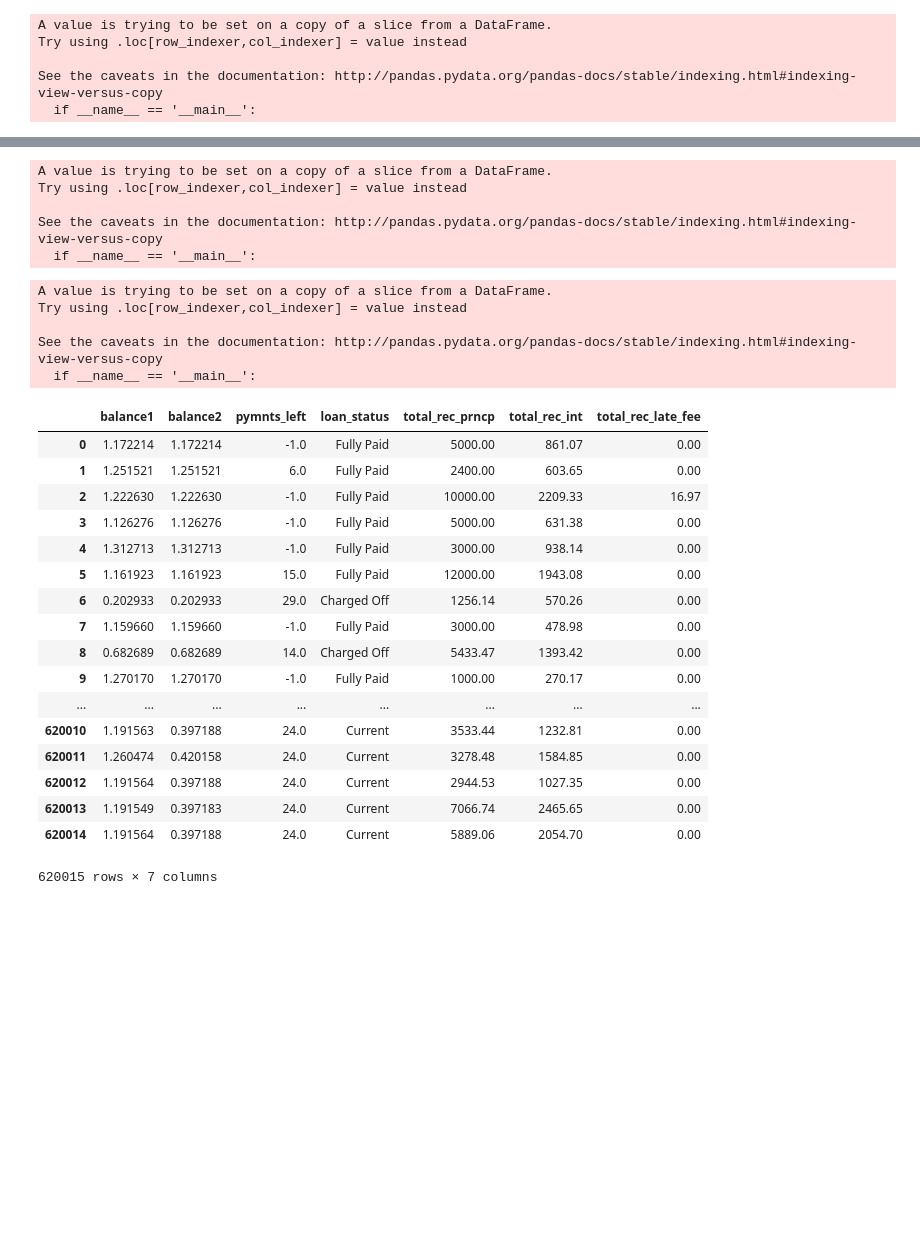
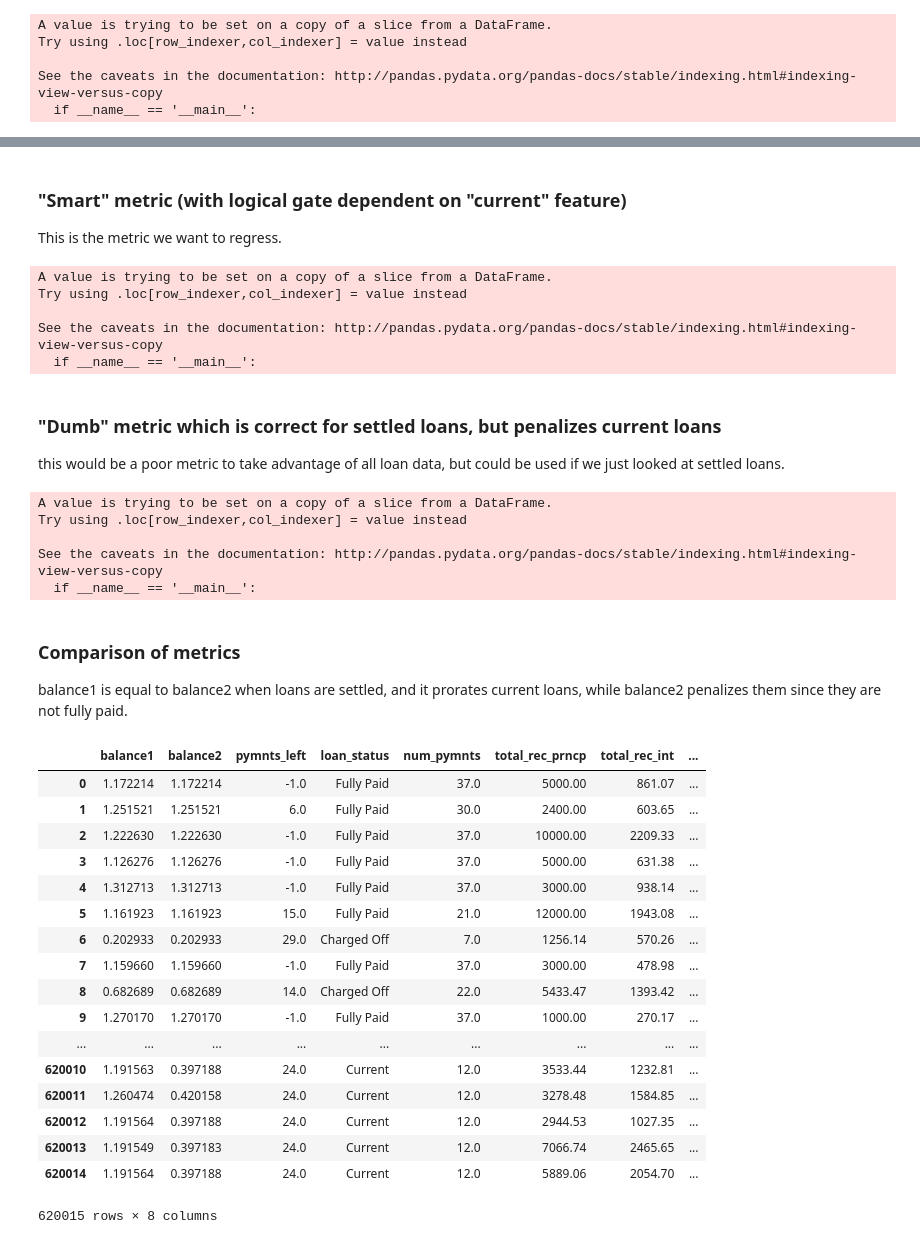
Before and after one commit to mccormd1/LCandR, a Jupyter notebook: LC_python/Data Cleaning.ipynb, the cells around one changed output, grey strips where cells are left out. Cells and saved outputs as stored; diff of their text form; code cells hidden in the pictures; blank space fills up the shorter version.

```diff
--- a/LC_python/Data Cleaning.ipynb
+++ b/LC_python/Data Cleaning.ipynb
@@ -5,6 +5,8 @@ c = conn.cursor()
 # %%
 import pandas as pd
 import numpy as np
+
+pd.set_option('display.max_columns', 80)
 
 ## only select rows that are fully funded and are individual loans (no joint loans)
 data=pd.read_sql('''
@@ -58,7 +60,7 @@ array(['index', 'id', 'member_id', 'loan_amnt', 'funded_amnt',
        'total_rev_hi_lim', 'inq_fi', 'total_cu_tl', 'inq_last_12m'], dtype=object)
 # %%
 feat_raw=pd.DataFrame
-memberinfo=['id','loan_amnt','installment','emp_title', 'emp_length', 'home_ownership',
+memberinfo=['id','loan_amnt','term','int_rate','installment','emp_title', 'emp_length', 'home_ownership',
        'annual_inc','loan_status','purpose',
        'addr_state', 'dti', 'delinq_2yrs', 'earliest_cr_line',
        'inq_last_6mths', 'mths_since_last_delinq',
@@ -203,3 +194,6 @@ For current loans, I approximate the principle return as the investment amount u
+# %% [markdown]
+### "Smart" metric (with logical gate dependent on "current" feature)
+This is the metric we want to regress.
 # %%
 feat_raw['balance1']=(data.total_rec_prncp+data.total_rec_int+data.total_rec_late_fee)/((feat_raw.loan_amnt/feat_raw.term)*(feat_raw.current*(feat_raw.term-feat_raw.pymnts_left)+(1-feat_raw.current)*feat_raw.term))
 # %% [output]
@@ -208,6 +202,9 @@ Try using .loc[row_indexer,col_indexer] = value instead
 
 See the caveats in the documentation: http://pandas.pydata.org/pandas-docs/stable/indexing.html#indexing-view-versus-copy
   if __name__ == '__main__':
+# %% [markdown]
+### "Dumb" metric which is correct for settled loans, but penalizes current loans
+this would be a poor metric to take advantage of all loan data, but could be used if we just looked at settled loans.
 # %%
 feat_raw['balance2']=(data.total_rec_prncp+data.total_rec_int+data.total_rec_late_fee)/(feat_raw.loan_amnt)
 # %% [output]
@@ -216,27 +213,30 @@ Try using .loc[row_indexer,col_indexer] = value instead
 
 See the caveats in the documentation: http://pandas.pydata.org/pandas-docs/stable/indexing.html#indexing-view-versus-copy
   if __name__ == '__main__':
+# %% [markdown]
+### Comparison of metrics
+balance1 is equal to balance2 when loans are settled, and it prorates current loans, while balance2 penalizes them since they are not fully paid.
 # %%
-feat_raw[['balance1','balance2','pymnts_left','loan_status','total_rec_prncp','total_rec_int','total_rec_late_fee']]
+feat_raw[['balance1','balance2','pymnts_left','loan_status','num_pymnts','total_rec_prncp','total_rec_int','total_rec_late_fee']]
 # %% [output]
-|  | balance1 | balance2 | pymnts_left | loan_status | total_rec_prncp | total_rec_int | total_rec_late_fee |
-| 0 | 1.172214 | 1.172214 | -1.0 | Fully Paid | 5000.00 | 861.07 | 0.00 |
-| 1 | 1.251521 | 1.251521 | 6.0 | Fully Paid | 2400.00 | 603.65 | 0.00 |
-| 2 | 1.222630 | 1.222630 | -1.0 | Fully Paid | 10000.00 | 2209.33 | 16.97 |
-| 3 | 1.126276 | 1.126276 | -1.0 | Fully Paid | 5000.00 | 631.38 | 0.00 |
-| 4 | 1.312713 | 1.312713 | -1.0 | Fully Paid | 3000.00 | 938.14 | 0.00 |
-| 5 | 1.161923 | 1.161923 | 15.0 | Fully Paid | 12000.00 | 1943.08 | 0.00 |
-| 6 | 0.202933 | 0.202933 | 29.0 | Charged Off | 1256.14 | 570.26 | 0.00 |
-| 7 | 1.159660 | 1.159660 | -1.0 | Fully Paid | 3000.00 | 478.98 | 0.00 |
-| 8 | 0.682689 | 0.682689 | 14.0 | Charged Off | 5433.47 | 1393.42 | 0.00 |
-| 9 | 1.270170 | 1.270170 | -1.0 | Fully Paid | 1000.00 | 270.17 | 0.00 |
-| ... | ... | ... | ... | ... | ... | ... | ... |
-| 620010 | 1.191563 | 0.397188 | 24.0 | Current | 3533.44 | 1232.81 | 0.00 |
-| 620011 | 1.260474 | 0.420158 | 24.0 | Current | 3278.48 | 1584.85 | 0.00 |
-| 620012 | 1.191564 | 0.397188 | 24.0 | Current | 2944.53 | 1027.35 | 0.00 |
-| 620013 | 1.191549 | 0.397183 | 24.0 | Current | 7066.74 | 2465.65 | 0.00 |
-| 620014 | 1.191564 | 0.397188 | 24.0 | Current | 5889.06 | 2054.70 | 0.00 |
+|  | balance1 | balance2 | pymnts_left | loan_status | num_pymnts | total_rec_prncp | total_rec_int | ... |
+| 0 | 1.172214 | 1.172214 | -1.0 | Fully Paid | 37.0 | 5000.00 | 861.07 | ... |
+| 1 | 1.251521 | 1.251521 | 6.0 | Fully Paid | 30.0 | 2400.00 | 603.65 | ... |
+| 2 | 1.222630 | 1.222630 | -1.0 | Fully Paid | 37.0 | 10000.00 | 2209.33 | ... |
+| 3 | 1.126276 | 1.126276 | -1.0 | Fully Paid | 37.0 | 5000.00 | 631.38 | ... |
+| 4 | 1.312713 | 1.312713 | -1.0 | Fully Paid | 37.0 | 3000.00 | 938.14 | ... |
+| 5 | 1.161923 | 1.161923 | 15.0 | Fully Paid | 21.0 | 12000.00 | 1943.08 | ... |
+| 6 | 0.202933 | 0.202933 | 29.0 | Charged Off | 7.0 | 1256.14 | 570.26 | ... |
+| 7 | 1.159660 | 1.159660 | -1.0 | Fully Paid | 37.0 | 3000.00 | 478.98 | ... |
+| 8 | 0.682689 | 0.682689 | 14.0 | Charged Off | 22.0 | 5433.47 | 1393.42 | ... |
+| 9 | 1.270170 | 1.270170 | -1.0 | Fully Paid | 37.0 | 1000.00 | 270.17 | ... |
+| ... | ... | ... | ... | ... | ... | ... | ... | ... |
+| 620010 | 1.191563 | 0.397188 | 24.0 | Current | 12.0 | 3533.44 | 1232.81 | ... |
+| 620011 | 1.260474 | 0.420158 | 24.0 | Current | 12.0 | 3278.48 | 1584.85 | ... |
+| 620012 | 1.191564 | 0.397188 | 24.0 | Current | 12.0 | 2944.53 | 1027.35 | ... |
+| 620013 | 1.191549 | 0.397183 | 24.0 | Current | 12.0 | 7066.74 | 2465.65 | ... |
+| 620014 | 1.191564 | 0.397188 | 24.0 | Current | 12.0 | 5889.06 | 2054.70 | ... |
-620015 rows × 7 columns
+620015 rows × 8 columns
 # %%
 %matplotlib inline
 import matplotlib.pyplot as plt
```
Also changed, not shown: parts of 17 cells of this notebook.
